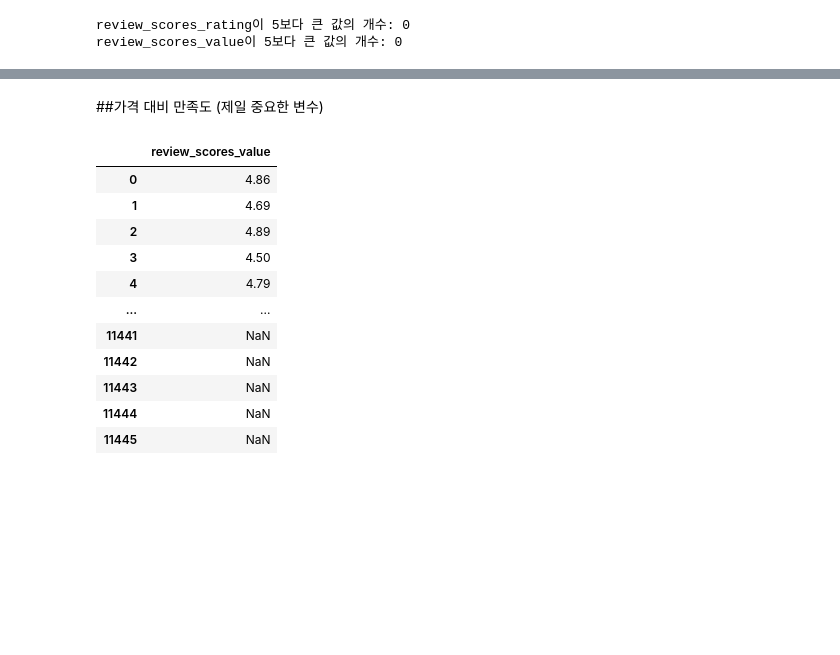
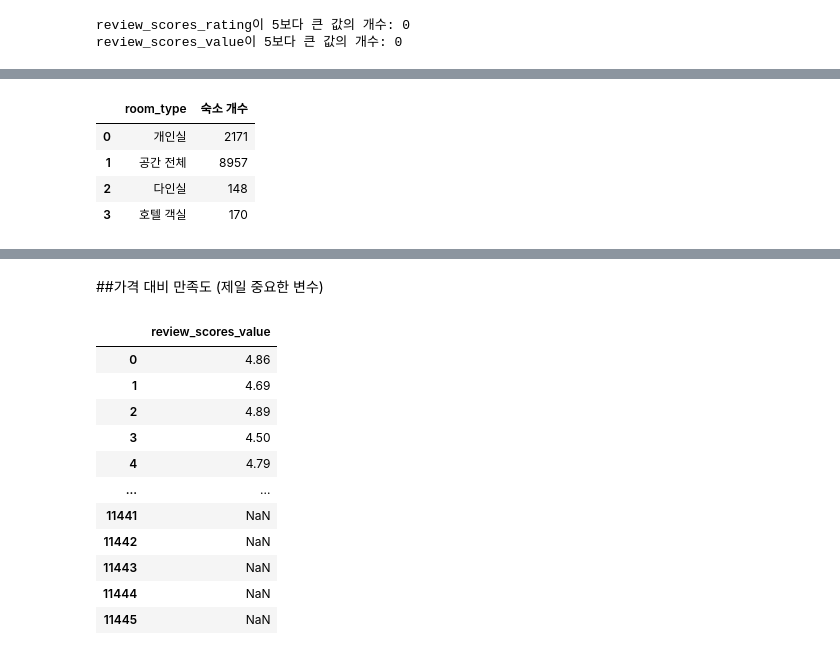
Before and after one commit to DogwonLee/Final-Team2, a Jupyter notebook: 파이널프로젝트_이도권.ipynb, the cells around one changed output, grey strips where cells are left out. Cells and saved outputs as stored; diff of their text form; code cells hidden in the pictures; blank space fills up the shorter version.

```diff
--- a/파이널프로젝트_이도권.ipynb
+++ b/파이널프로젝트_이도권.ipynb
@@ -233,0 +246,8 @@ review_scores_value이 5보다 큰 값의 개수: 0
+# %%
+data.groupby('room_type')['id'].count().reset_index(name='숙소 개수')
+# %% [output]
+|  | room_type | 숙소 개수 |
+| 0 | 개인실 | 2171 |
+| 1 | 공간 전체 | 8957 |
+| 2 | 다인실 | 148 |
+| 3 | 호텔 객실 | 170 |
```
Also changed, not shown: parts of 26 cells of this notebook.
